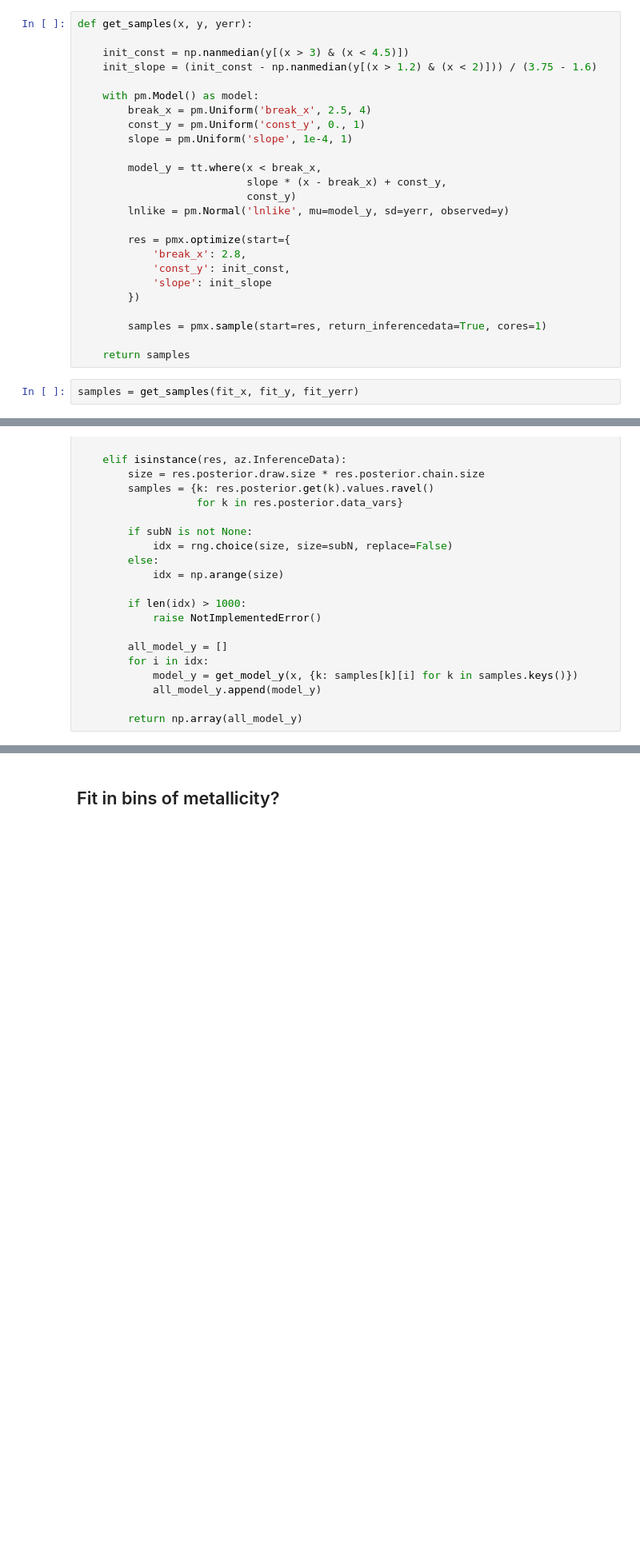
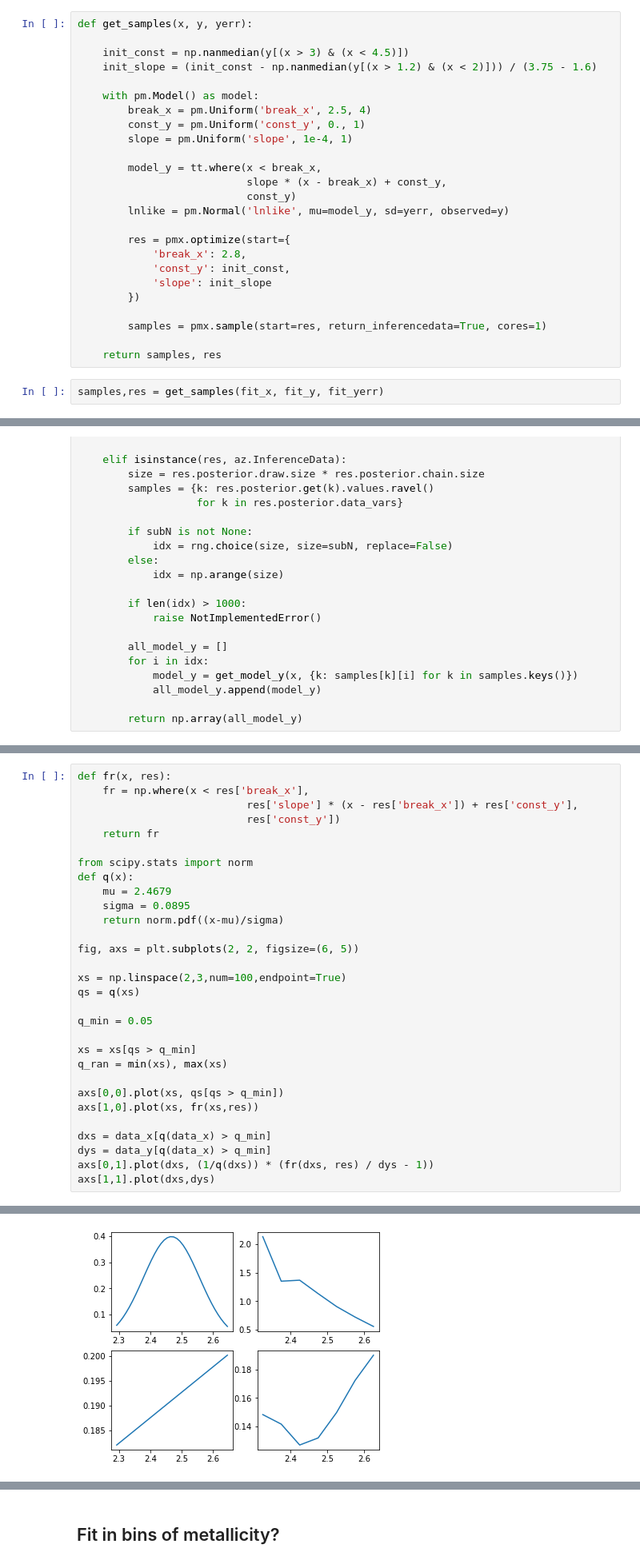
Before and after one commit to adrn/RedClumpBinaries, a Jupyter notebook: Code/APOGEE-Red-Clump-binaries.ipynb, the cells around one changed output, grey strips where cells are left out. Shown: that part at 80% size. Drawn from its saved outputs; the diff is of its cells as text; blank space fills up the shorter version.

```diff
--- a/Code/APOGEE-Red-Clump-binaries.ipynb
+++ b/Code/APOGEE-Red-Clump-binaries.ipynb
@@ -148,9 +148,9 @@ def get_samples(x, y, yerr):
 
         samples = pmx.sample(start=res, return_inferencedata=True, cores=1)
 
-    return samples
+    return samples, res
 # %%
-samples = get_samples(fit_x, fit_y, fit_yerr)
+samples,res = get_samples(fit_x, fit_y, fit_yerr)
 # %% [output]
 optimizing logp for variables: [slope, const_y, break_x]
 [interactive output not drawn]
@@ -209,0 +194,31 @@ pred_min_y, pred_min_yerr
+# %%
+def fr(x, res):
+    fr = np.where(x < res['break_x'],
+                           res['slope'] * (x - res['break_x']) + res['const_y'],
+                           res['const_y'])
+    return fr
+
+from scipy.stats import norm
+def q(x):
+    mu = 2.4679
+    sigma = 0.0895
+    return norm.pdf((x-mu)/sigma)
+
+fig, axs = plt.subplots(2, 2, figsize=(6, 5))
+
+xs = np.linspace(2,3,num=100,endpoint=True)
+qs = q(xs)
+
+q_min = 0.05
+
+xs = xs[qs > q_min]
+q_ran = min(xs), max(xs)
+
+axs[0,0].plot(xs, qs[qs > q_min])
+axs[1,0].plot(xs, fr(xs,res))
+
+dxs = data_x[q(data_x) > q_min]
+dys = data_y[q(data_x) > q_min]
+axs[0,1].plot(dxs, (1/q(dxs)) * (fr(dxs, res) / dys - 1))
+axs[1,1].plot(dxs,dys)
+# %% [output]
@@ -210,3 +226,4 @@ pred_min_y, pred_min_yerr
+[figure, added]
 # %%
 fig, ax = plt.subplots(1, 1, figsize=(6, 5))
 
```
Also changed, not shown: parts of 4 cells of this notebook, 1 other file.
